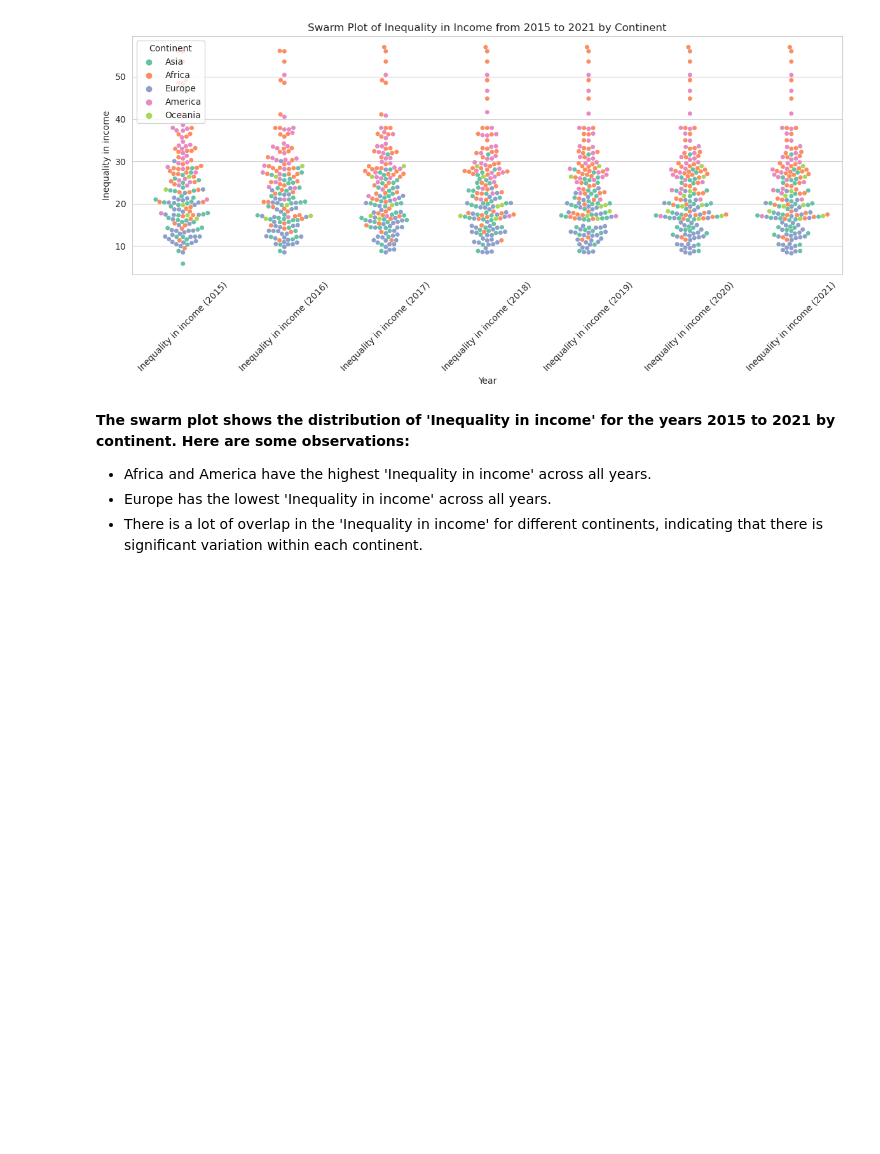
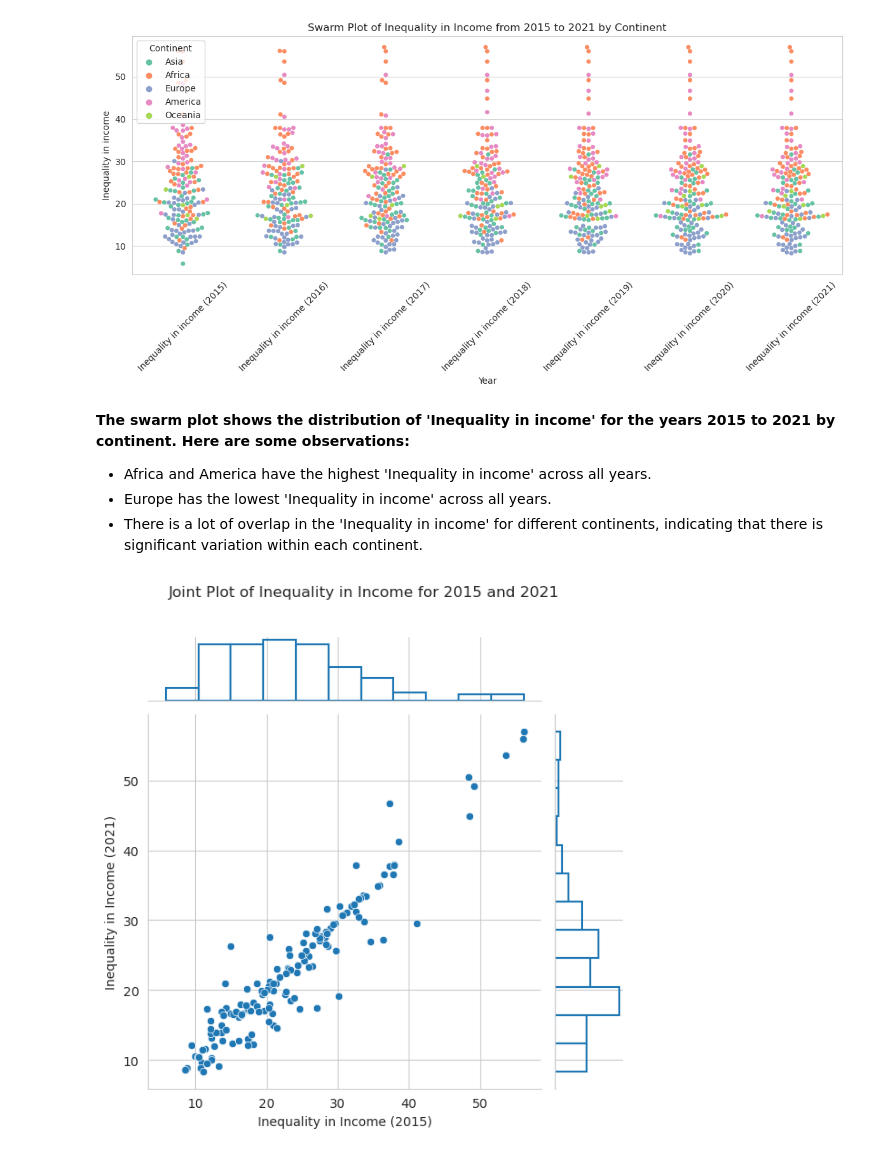
Before and after one commit to raj-rajat/Inequality-in-Income-Across-the-Globe, a Jupyter notebook: inequality-in-income-across-the-globe.ipynb, the cells around one changed output. Drawn from its saved outputs; the diff is of its cells as text; code cells hidden in the pictures; blank space fills up the shorter version.

Commit message:
Kaggle Notebook | Inequality in Income Across the Globe | Version 3

```diff
--- a/inequality-in-income-across-the-globe.ipynb
+++ b/inequality-in-income-across-the-globe.ipynb
@@ -630,3 +632,13 @@ plt.show()
 * Africa and America have the highest 'Inequality in income' across all years.
 * Europe has the lowest 'Inequality in income' across all years.
 * There is a lot of overlap in the 'Inequality in income' for different continents, indicating that there is significant variation within each continent.
+# %%
+# Create a joint plot of the 'Inequality in income' for the years 2015 and 2021
+sns.jointplot(x=df['Inequality in income (2015)'], y=df['Inequality in income (2021)'], kind='scatter', marginal_kws=dict(fill=False))
+plt.suptitle('Joint Plot of Inequality in Income for 2015 and 2021', y=1.02)
+plt.xlabel('Inequality in Income (2015)')
+plt.ylabel('Inequality in Income (2021)')
+plt.tight_layout()
+plt.show()
+# %% [output]
+[figure, added]
```
Also changed, not shown: parts of 10 cells of this notebook.
